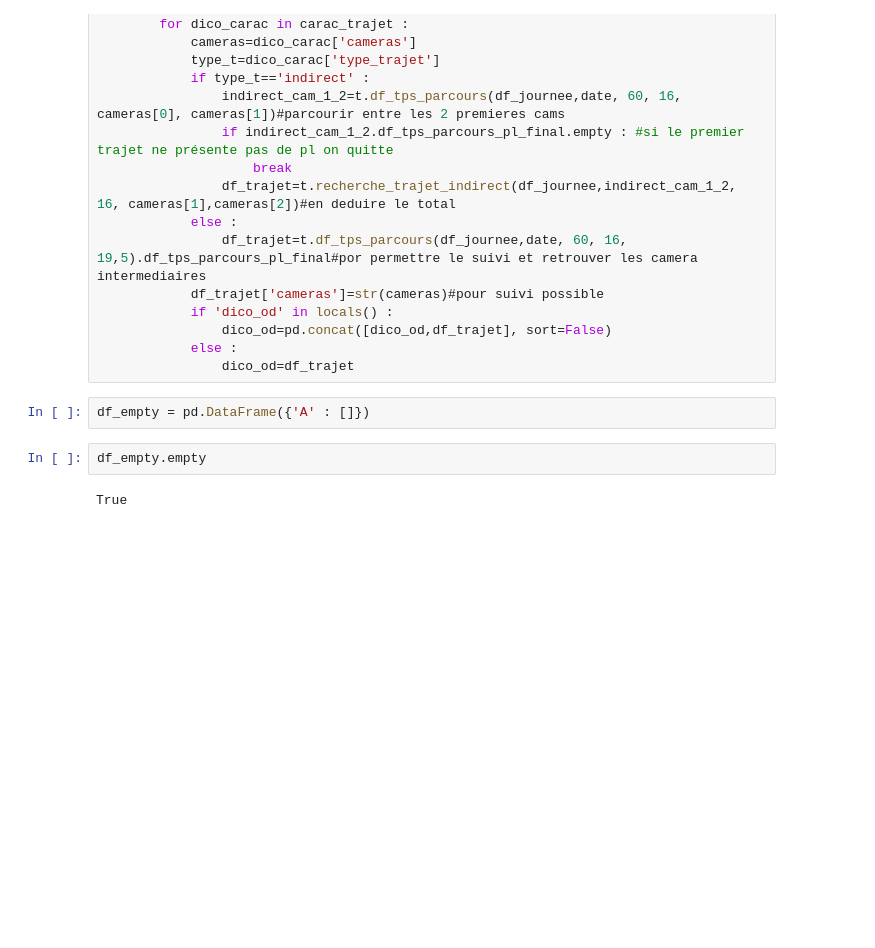
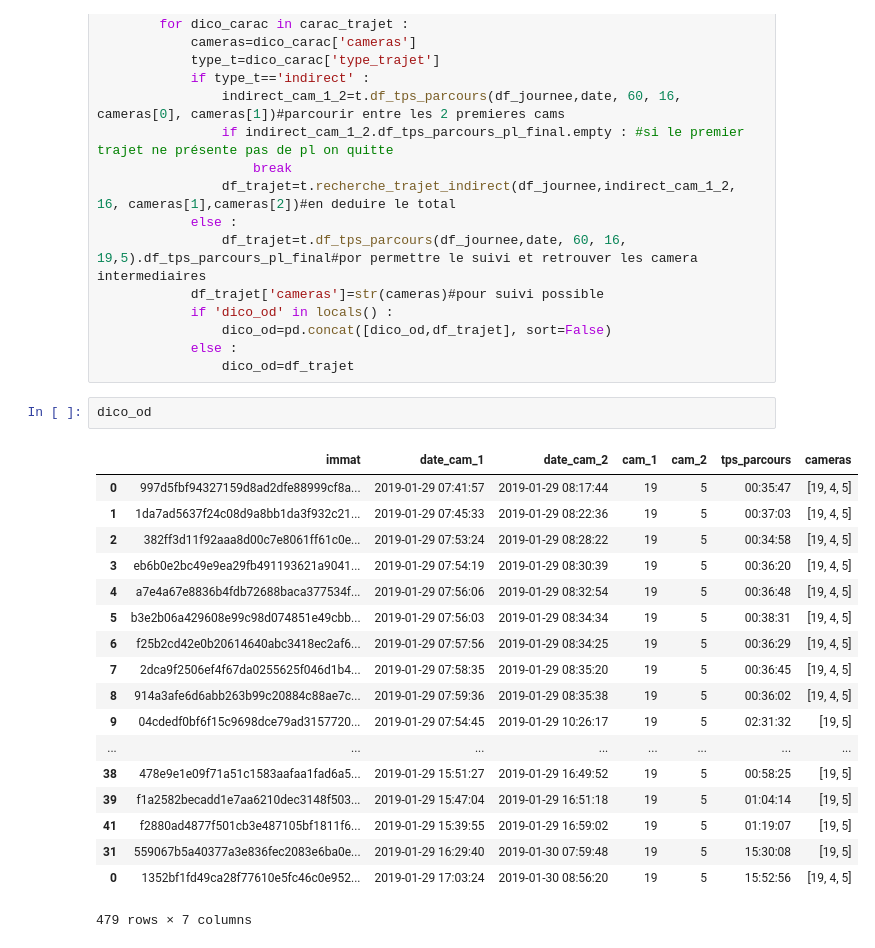
Before and after one commit to nantodevison/lapi, a Jupyter notebook: Carto_Lapi/Analyse/NoteBook_deroule_traitement.ipynb, the cells around one changed output. Saved outputs shown, nothing was run; the diff lists cells and outputs as text; blank space fills up the shorter version.

```diff
--- a/Carto_Lapi/Analyse/NoteBook_deroule_traitement.ipynb
+++ b/Carto_Lapi/Analyse/NoteBook_deroule_traitement.ipynb
@@ -169,9 +169,24 @@ for date in dates :
                 dico_od=pd.concat([dico_od,df_trajet], sort=False)
             else :
                 dico_od=df_trajet
-# %%
-df_empty = pd.DataFrame({'A' : []})
-# %%
-df_empty.empty
-# %% [output]
-True
+# %%
+dico_od
+# %% [output]
+|  | immat | date_cam_1 | date_cam_2 | cam_1 | cam_2 | tps_parcours | cameras |
+| 0 | 997d5fbf94327159d8ad2dfe88999cf8a... | 2019-01-29 07:41:57 | 2019-01-29 08:17:44 | 19 | 5 | 00:35:47 | [19, 4, 5] |
+| 1 | 1da7ad5637f24c08d9a8bb1da3f932c21... | 2019-01-29 07:45:33 | 2019-01-29 08:22:36 | 19 | 5 | 00:37:03 | [19, 4, 5] |
+| 2 | 382ff3d11f92aaa8d00c7e8061ff61c0e... | 2019-01-29 07:53:24 | 2019-01-29 08:28:22 | 19 | 5 | 00:34:58 | [19, 4, 5] |
+| 3 | eb6b0e2bc49e9ea29fb491193621a9041... | 2019-01-29 07:54:19 | 2019-01-29 08:30:39 | 19 | 5 | 00:36:20 | [19, 4, 5] |
+| 4 | a7e4a67e8836b4fdb72688baca377534f... | 2019-01-29 07:56:06 | 2019-01-29 08:32:54 | 19 | 5 | 00:36:48 | [19, 4, 5] |
+| 5 | b3e2b06a429608e99c98d074851e49cbb... | 2019-01-29 07:56:03 | 2019-01-29 08:34:34 | 19 | 5 | 00:38:31 | [19, 4, 5] |
+| 6 | f25b2cd42e0b20614640abc3418ec2af6... | 2019-01-29 07:57:56 | 2019-01-29 08:34:25 | 19 | 5 | 00:36:29 | [19, 4, 5] |
+| 7 | 2dca9f2506ef4f67da0255625f046d1b4... | 2019-01-29 07:58:35 | 2019-01-29 08:35:20 | 19 | 5 | 00:36:45 | [19, 4, 5] |
+| 8 | 914a3afe6d6abb263b99c20884c88ae7c... | 2019-01-29 07:59:36 | 2019-01-29 08:35:38 | 19 | 5 | 00:36:02 | [19, 4, 5] |
+| 9 | 04cdedf0bf6f15c9698dce79ad3157720... | 2019-01-29 07:54:45 | 2019-01-29 10:26:17 | 19 | 5 | 02:31:32 | [19, 5] |
+| ... | ... | ... | ... | ... | ... | ... | ... |
+| 38 | 478e9e1e09f71a51c1583aafaa1fad6a5... | 2019-01-29 15:51:27 | 2019-01-29 16:49:52 | 19 | 5 | 00:58:25 | [19, 5] |
+| 39 | f1a2582becadd1e7aa6210dec3148f503... | 2019-01-29 15:47:04 | 2019-01-29 16:51:18 | 19 | 5 | 01:04:14 | [19, 5] |
+| 41 | f2880ad4877f501cb3e487105bf1811f6... | 2019-01-29 15:39:55 | 2019-01-29 16:59:02 | 19 | 5 | 01:19:07 | [19, 5] |
+| 31 | 559067b5a40377a3e836fec2083e6ba0e... | 2019-01-29 16:29:40 | 2019-01-30 07:59:48 | 19 | 5 | 15:30:08 | [19, 5] |
+| 0 | 1352bf1fd49ca28f77610e5fc46c0e952... | 2019-01-29 17:03:24 | 2019-01-30 08:56:20 | 19 | 5 | 15:52:56 | [19, 4, 5] |
+479 rows × 7 columns
```
